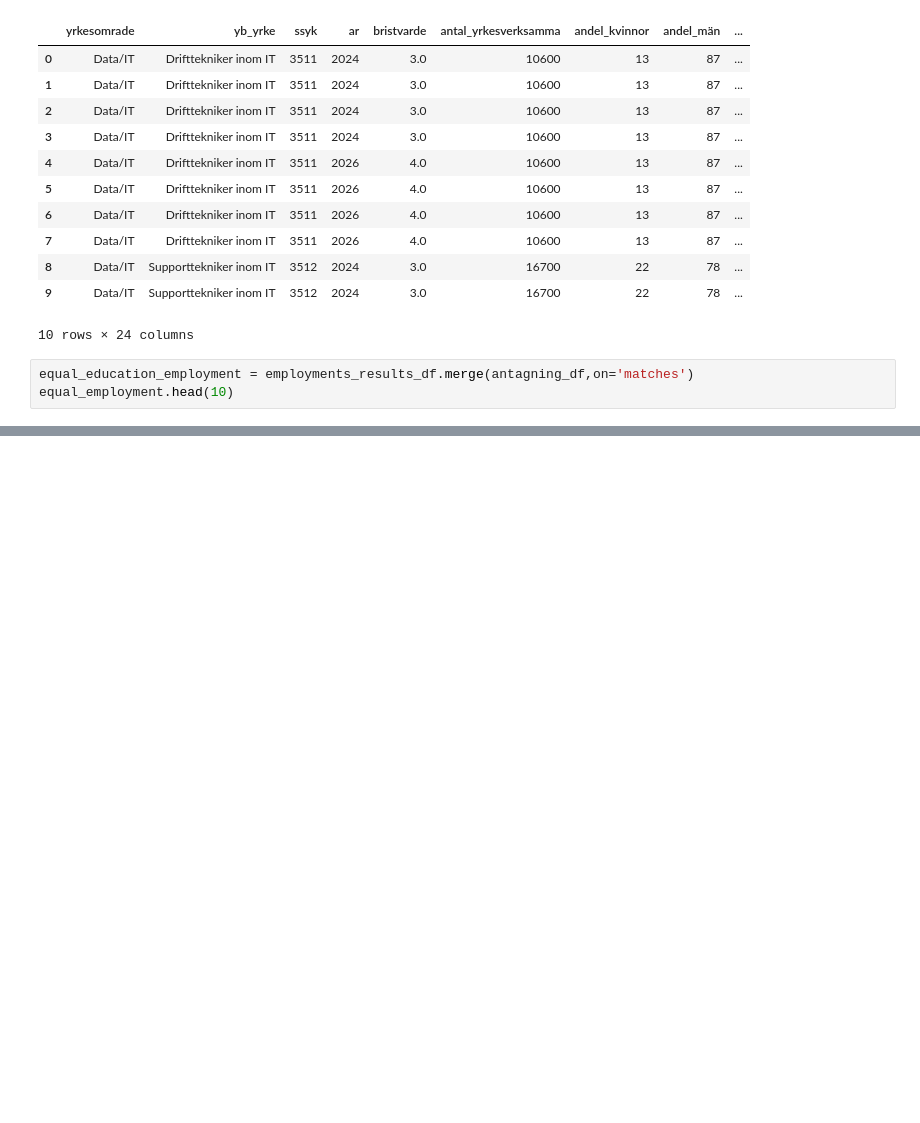
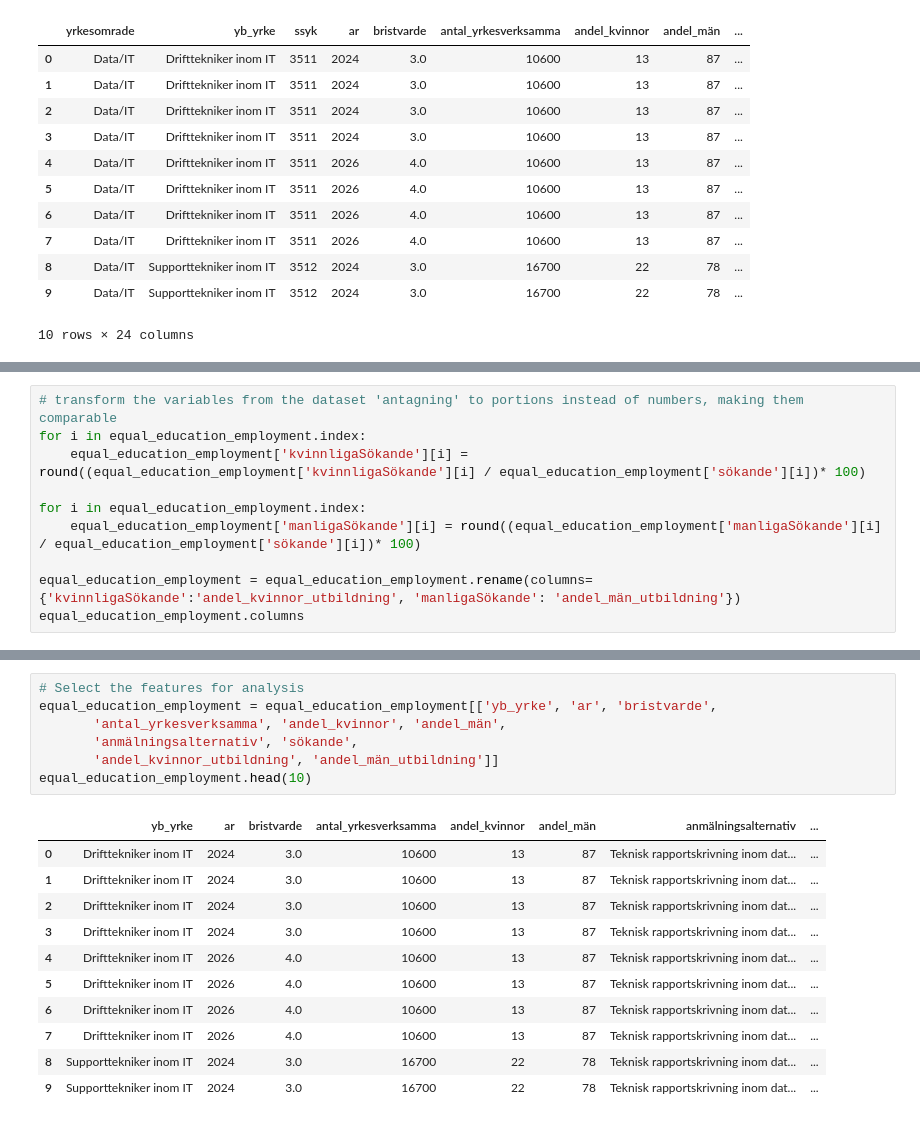
Before and after one commit to Lovisaj01/Open-Data-Project, a Jupyter notebook: preprocessing.ipynb, the cells around one changed output, grey strips where cells are left out. Drawn from its saved outputs; the diff is of its cells as text; blank space fills up the shorter version.

```diff
--- a/preprocessing.ipynb
+++ b/preprocessing.ipynb
@@ -1058,6 +1058,3 @@ equal_education_employment.head(10)
 | 8 | Data/IT | Supporttekniker inom IT | 3512 | 2024 | 3.0 | 16700 | 22 | 78 | ... |
 | 9 | Data/IT | Supporttekniker inom IT | 3512 | 2024 | 3.0 | 16700 | 22 | 78 | ... |
 10 rows × 24 columns
-# %%
-equal_education_employment = employments_results_df.merge(antagning_df,on='matches')
-equal_employment.head(10)
@@ -1129,0 +1077,10 @@ with input.text()
+# %%
+# transform the variables from the dataset 'antagning' to portions instead of numbers, making them comparable
+for i in equal_education_employment.index:
+    equal_education_employment['kvinnligaSökande'][i] = round((equal_education_employment['kvinnligaSökande'][i] / equal_education_employment['sökande'][i])* 100)
+
+for i in equal_education_employment.index:
+    equal_education_employment['manligaSökande'][i] = round((equal_education_employment['manligaSökande'][i] / equal_education_employment['sökande'][i])* 100)
+
+equal_education_employment = equal_education_employment.rename(columns={'kvinnligaSökande':'andel_kvinnor_utbildning', 'manligaSökande': 'andel_män_utbildning'})
+equal_education_employment.columns
@@ -1129,0 +1105,19 @@ with input.text()
+# %%
+# Select the features for analysis
+equal_education_employment = equal_education_employment[['yb_yrke', 'ar', 'bristvarde',
+       'antal_yrkesverksamma', 'andel_kvinnor', 'andel_män',
+       'anmälningsalternativ', 'sökande',
+       'andel_kvinnor_utbildning', 'andel_män_utbildning']]
+equal_education_employment.head(10)
+# %% [output]
+|  | yb_yrke | ar | bristvarde | antal_yrkesverksamma | andel_kvinnor | andel_män | anmälningsalternativ | ... |
+| 0 | Drifttekniker inom IT | 2024 | 3.0 | 10600 | 13 | 87 | Teknisk rapportskrivning inom dat... | ... |
+| 1 | Drifttekniker inom IT | 2024 | 3.0 | 10600 | 13 | 87 | Teknisk rapportskrivning inom dat... | ... |
+| 2 | Drifttekniker inom IT | 2024 | 3.0 | 10600 | 13 | 87 | Teknisk rapportskrivning inom dat... | ... |
+| 3 | Drifttekniker inom IT | 2024 | 3.0 | 10600 | 13 | 87 | Teknisk rapportskrivning inom dat... | ... |
+| 4 | Drifttekniker inom IT | 2026 | 4.0 | 10600 | 13 | 87 | Teknisk rapportskrivning inom dat... | ... |
+| 5 | Drifttekniker inom IT | 2026 | 4.0 | 10600 | 13 | 87 | Teknisk rapportskrivning inom dat... | ... |
+| 6 | Drifttekniker inom IT | 2026 | 4.0 | 10600 | 13 | 87 | Teknisk rapportskrivning inom dat... | ... |
+| 7 | Drifttekniker inom IT | 2026 | 4.0 | 10600 | 13 | 87 | Teknisk rapportskrivning inom dat... | ... |
+| 8 | Supporttekniker inom IT | 2024 | 3.0 | 16700 | 22 | 78 | Teknisk rapportskrivning inom dat... | ... |
+| 9 | Supporttekniker inom IT | 2024 | 3.0 | 16700 | 22 | 78 | Teknisk rapportskrivning inom dat... | ... |
```
Also changed, not shown: parts of 10 cells of this notebook.
